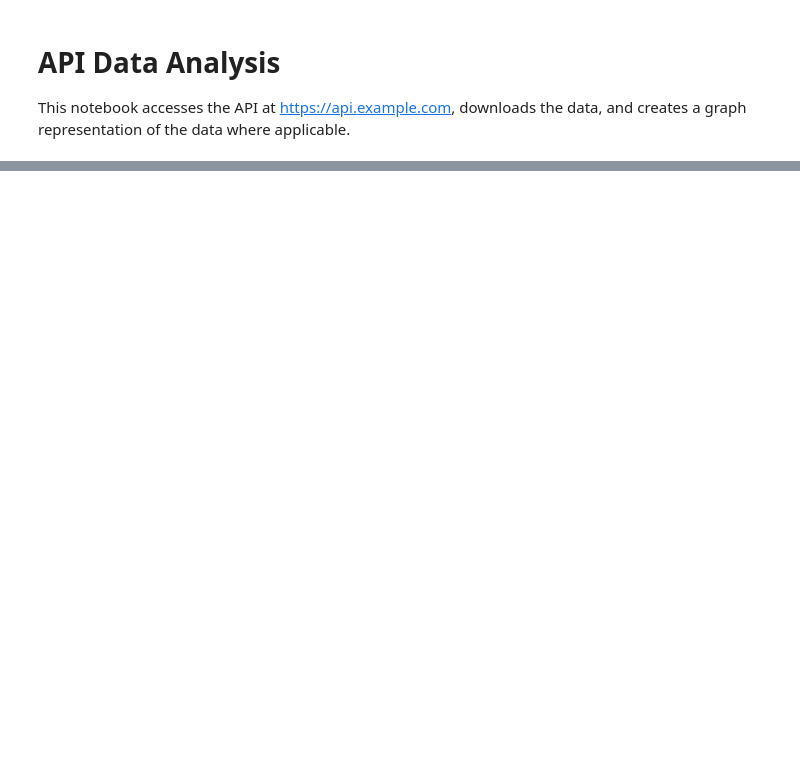
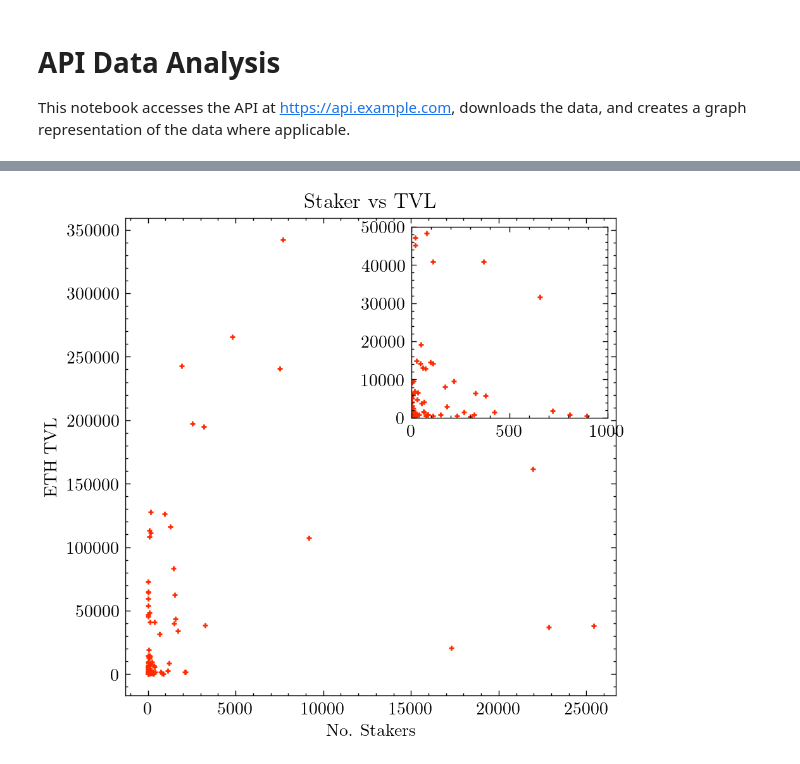
Before and after one commit to benckj/myfirstaider, a Jupyter notebook: api_data_analysis.ipynb, the cells around one changed output, grey strips where cells are left out. Cells and saved outputs as stored; diff of their text form; code cells hidden in the pictures; blank space fills up the shorter version.

```diff
--- a/api_data_analysis.ipynb
+++ b/api_data_analysis.ipynb
@@ -4,0 +51,32 @@ This notebook accesses the API at https://api.example.com, downloads the data, a
+# %%
+import pandas as pd
+import matplotlib.pyplot as plt
+plt.style.use('https://raw.githubusercontent.com/garrettj403/SciencePlots/master/scienceplots/styles/science.mplstyle')
+from mpl_toolkits.axes_grid1.inset_locator import inset_axes
+
+df = df_operators
+# Creating a figure and axes explicitly
+fig, ax = plt.subplots(figsize=(5, 5), dpi=200)
+# Plotting on the axes
+
+ax.scatter(df["numStakers"],df["ethTvl"],s=10, marker="+",color='C3')
+# Setting labels and title
+ax.set_title('Staker vs TVL')
+ax.set_xlabel('No. Stakers')
+ax.set_ylabel('ETH TVL')
+
+
+# Creating an inset
+ax_inset = inset_axes(ax, width="40%", height="40%", loc='upper right')
+ax_inset.scatter(df["numStakers"],df["ethTvl"],color='C3',s=10, marker="+")
+ax_inset.set_xlim(0, 1000)  # Limiting the x-axis
+ax_inset.set_ylim(0, 50000)
+ # Limiting the y-axis
+#ax_inset.set_title('')
+
+# Display the plot
+plt.show()
+
+plt.show()
+# %% [output]
+[figure, added]
```
Also changed, not shown: parts of 18 cells of this notebook.
